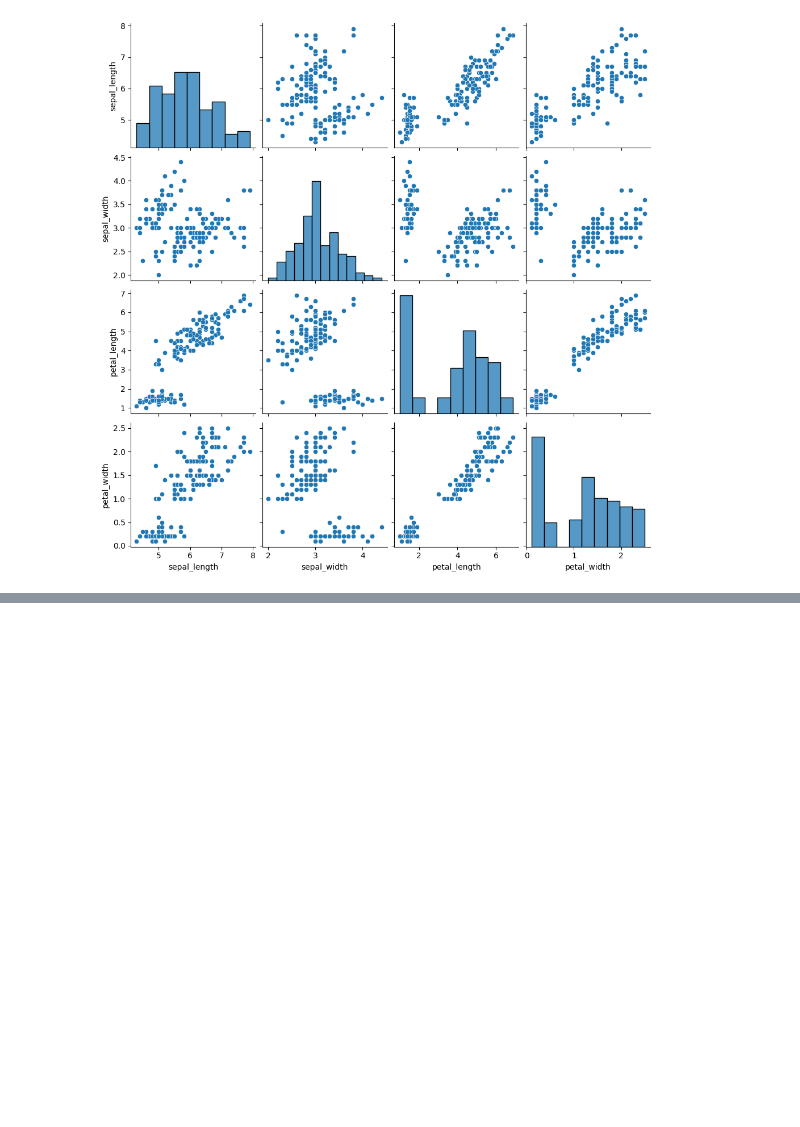
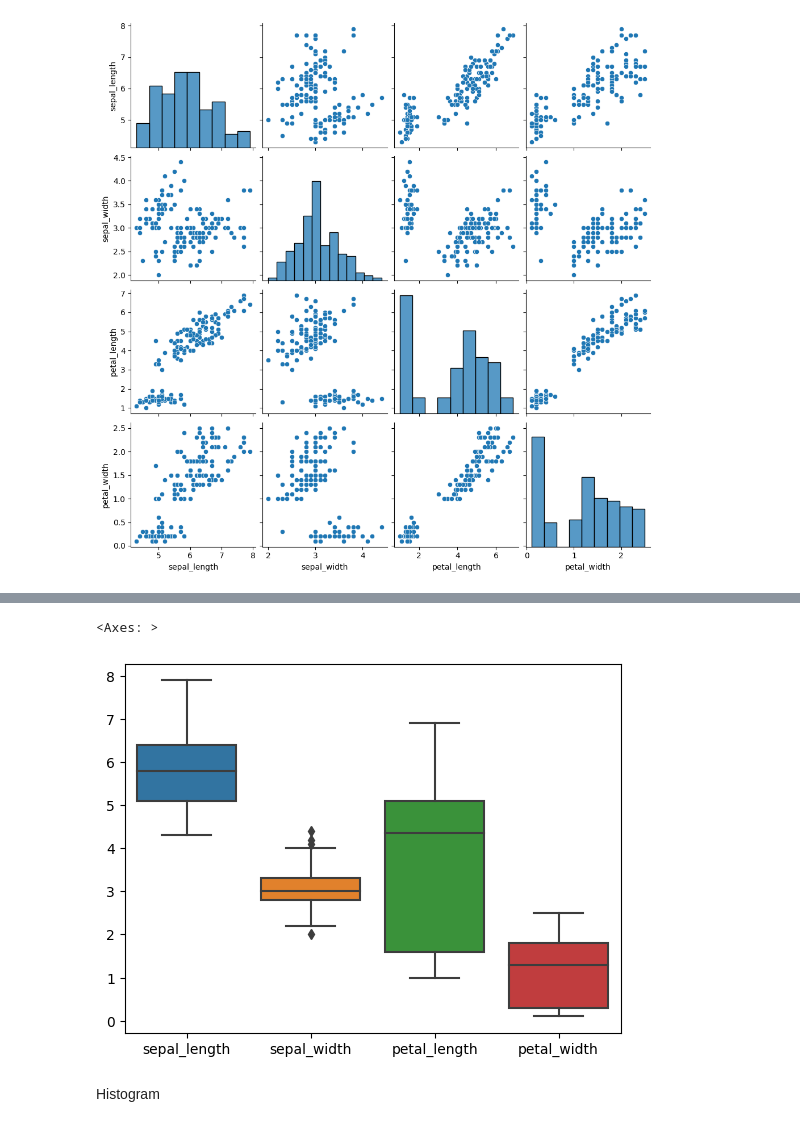
Before and after one commit to Aditya16032004/Data--Visualization, a Jupyter notebook: Data_visualization2.ipynb, the cells around one changed output, grey strips where cells are left out. Cells and saved outputs as stored; diff of their text form; code cells hidden in the pictures; blank space fills up the shorter version.

```diff
--- a/Data_visualization2.ipynb
+++ b/Data_visualization2.ipynb
@@ -34,0 +44,7 @@ sns.pairplot(data=iris)
+# %%
+sns.boxplot(data=iris)
+# %% [output]
+<Axes: >
+[figure, added]
+# %% [markdown]
+Histogram
```
Also changed, not shown: parts of 7 cells of this notebook.
